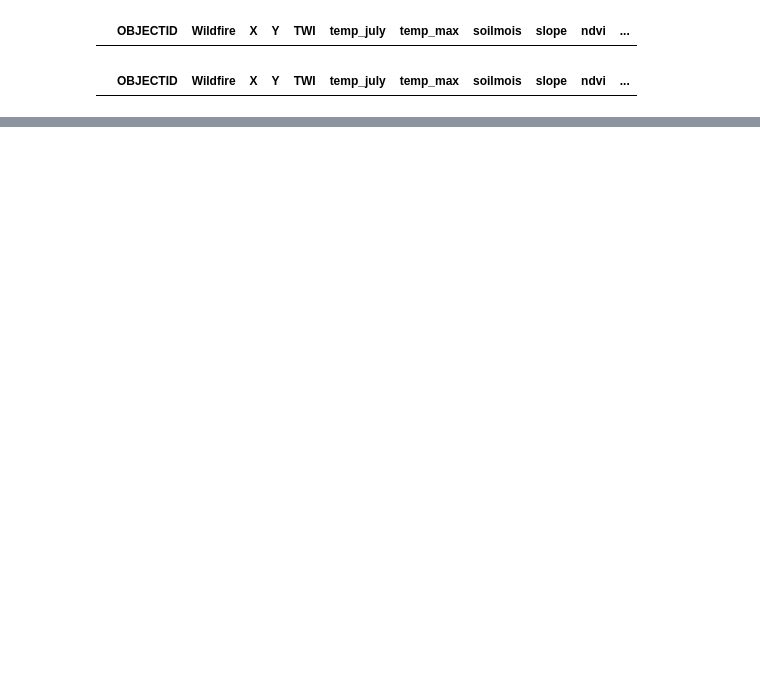
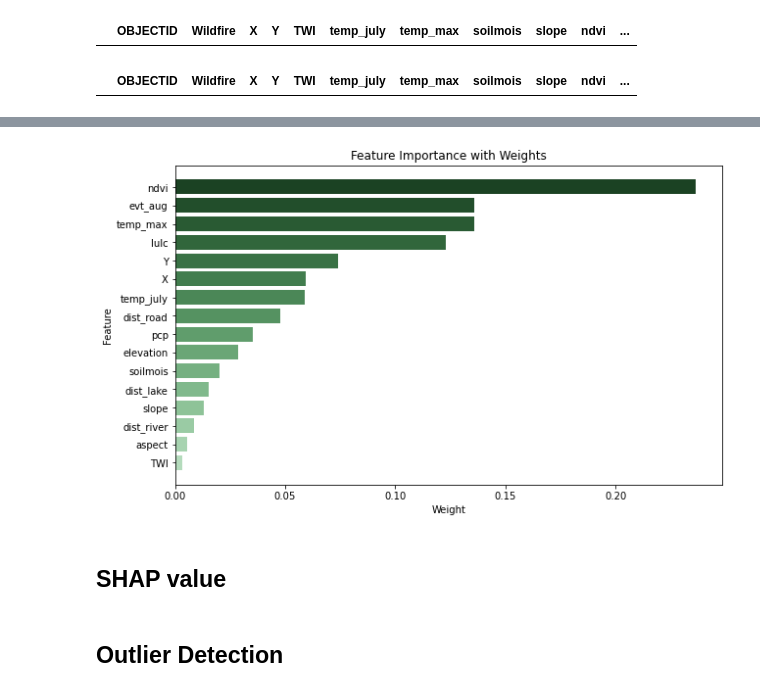
Before and after one commit to ashkanmosalla/Wildfire, a Jupyter notebook: jupyterlab.ipynb, the cells around one changed output, grey strips where cells are left out. Saved outputs shown, nothing was run; the diff lists cells and outputs as text; code cells hidden in the pictures; blank space fills up the shorter version.

```diff
--- a/jupyterlab.ipynb
+++ b/jupyterlab.ipynb
@@ -484,0 +614,21 @@ print (df_train_dropped)
+# %%
+import matplotlib.pyplot as plt
+import seaborn as sns
+
+# Set the color palette
+palette = sns.cubehelix_palette(len(feature_importance['Feature']), start=2, rot=0, dark=0.2, light=0.8, reverse=True)
+
+# Create a graph
+plt.figure(figsize=(10, 6))
+bars = plt.barh(feature_importance['Feature'], feature_importance['Weight'], color=palette)
+plt.xlabel('Weight')
+plt.ylabel('Feature')
+plt.title('Feature Importance with Weights')
+plt.gca().invert_yaxis()  # Invert the y-axis for better visualization
+
+# Show the graph
+plt.show()
+# %% [output]
+[figure, added]
+# %% [markdown]
+## SHAP value
@@ -484,0 +649,2 @@ print (df_train_dropped)
+# %% [markdown]
+## Outlier Detection
```
Also changed, not shown: parts of 31 cells of this notebook.
